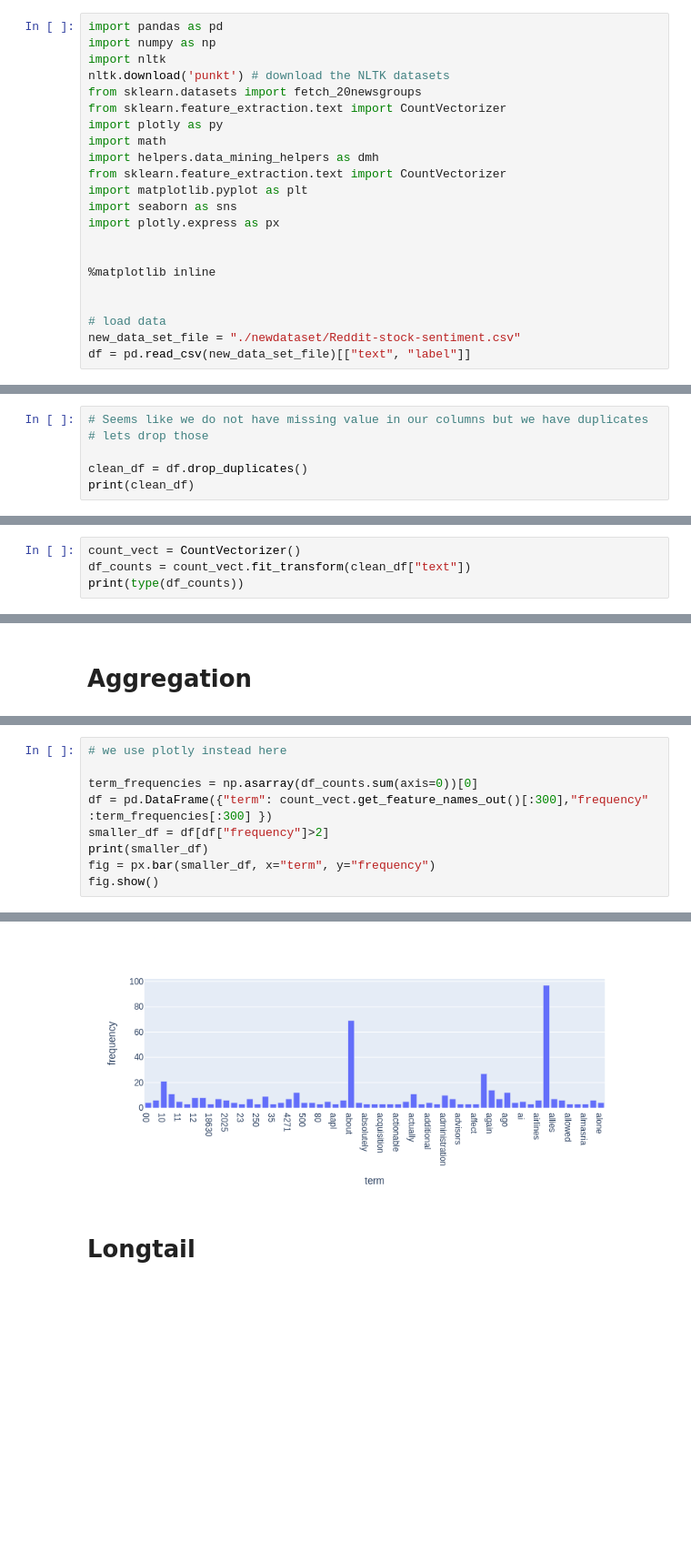
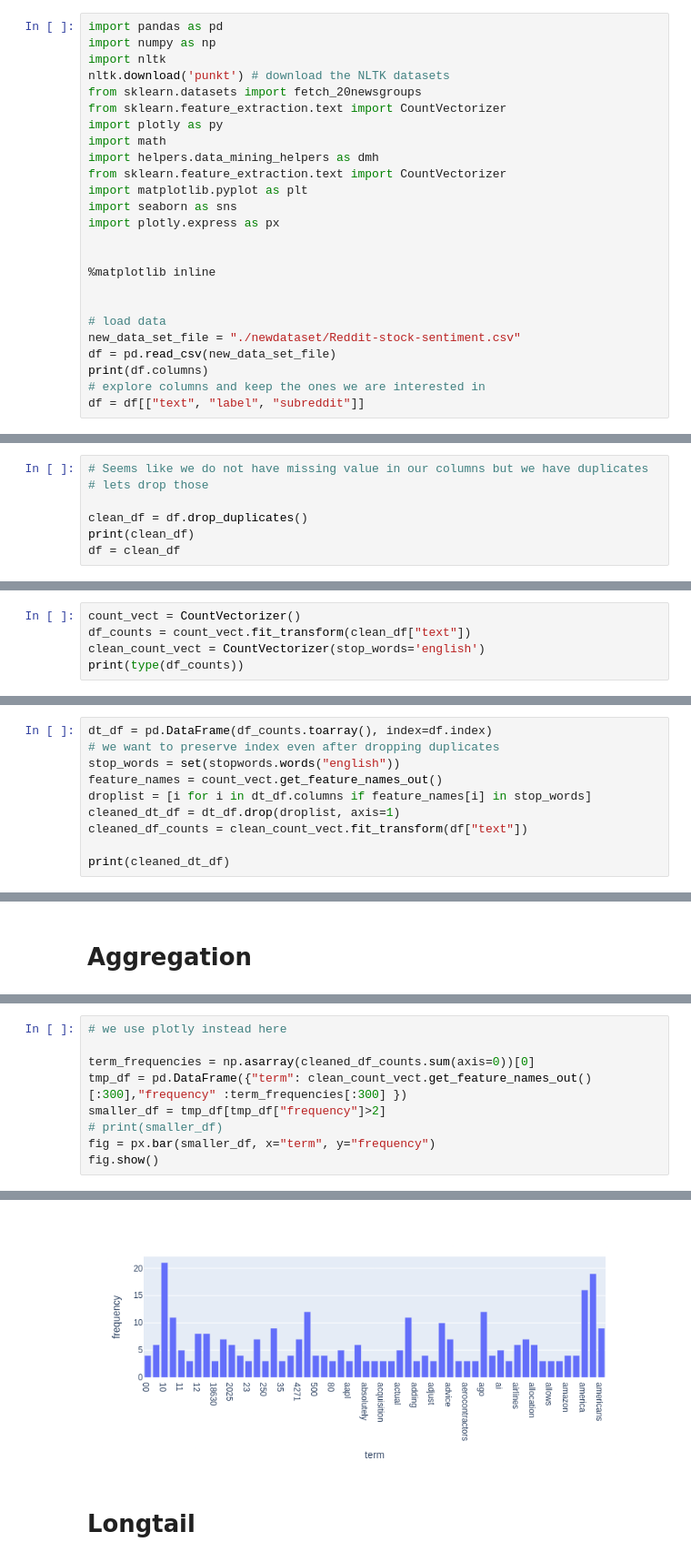
Before and after one commit to v1d4r1337/DM2025-Lab1-Exercise, a Jupyter notebook: DM2025-Lab1-Homework.ipynb, the cells around one changed output, grey strips where cells are left out. Shown at 91% size. Drawn from its saved outputs; the diff is of its cells as text; blank space fills up the shorter version.

```diff
--- a/DM2025-Lab1-Homework.ipynb
+++ b/DM2025-Lab1-Homework.ipynb
@@ -81,5 +81,8 @@ import plotly.express as px
 
 # load data
 new_data_set_file = "./newdataset/Reddit-stock-sentiment.csv"
-df = pd.read_csv(new_data_set_file)[["text", "label"]]
+df = pd.read_csv(new_data_set_file)
+print(df.columns)
+# explore columns and keep the ones we are interested in
+df = df[["text", "label", "subreddit"]]
 # %% [output]
@@ -156,4 +223,5 @@ df.isnull().apply(lambda x: dmh.check_missing_values(x))
 
 clean_df = df.drop_duplicates()
 print(clean_df)
+df = clean_df
 # %% [output]
@@ -209,6 +336,17 @@ True
 # %%
 count_vect = CountVectorizer()
 df_counts = count_vect.fit_transform(clean_df["text"])
+clean_count_vect = CountVectorizer(stop_words='english')
 print(type(df_counts))
 # %% [output]
 <class 'scipy.sparse._csr.csr_matrix'>
+# %%
+dt_df = pd.DataFrame(df_counts.toarray(), index=df.index)
+# we want to preserve index even after dropping duplicates
+stop_words = set(stopwords.words("english"))
+feature_names = count_vect.get_feature_names_out()
+droplist = [i for i in dt_df.columns if feature_names[i] in stop_words]
+cleaned_dt_df = dt_df.drop(droplist, axis=1)
+cleaned_df_counts = clean_count_vect.fit_transform(df["text"])
+
+print(cleaned_dt_df)
@@ -247,10 +384,10 @@ print(cleaned_dt_df)
 # %%
 # we use plotly instead here
 
-term_frequencies = np.asarray(df_counts.sum(axis=0))[0]
-df = pd.DataFrame({"term": count_vect.get_feature_names_out()[:300],"frequency" :term_frequencies[:300] })
-smaller_df = df[df["frequency"]>2]
-print(smaller_df)
+term_frequencies = np.asarray(cleaned_df_counts.sum(axis=0))[0]
+tmp_df = pd.DataFrame({"term": clean_count_vect.get_feature_names_out()[:300],"frequency" :term_frequencies[:300] })
+smaller_df = tmp_df[tmp_df["frequency"]>2]
+# print(smaller_df)
 fig = px.bar(smaller_df, x="term", y="frequency")
 fig.show()
 # %% [output]
@@ -274,3 +394,3 @@ fig.show()
-[figure, old version]
+[figure, new version]
 # %% [markdown]
 # Longtail
```
Also changed, not shown: parts of 43 cells of this notebook, 3 other files.
